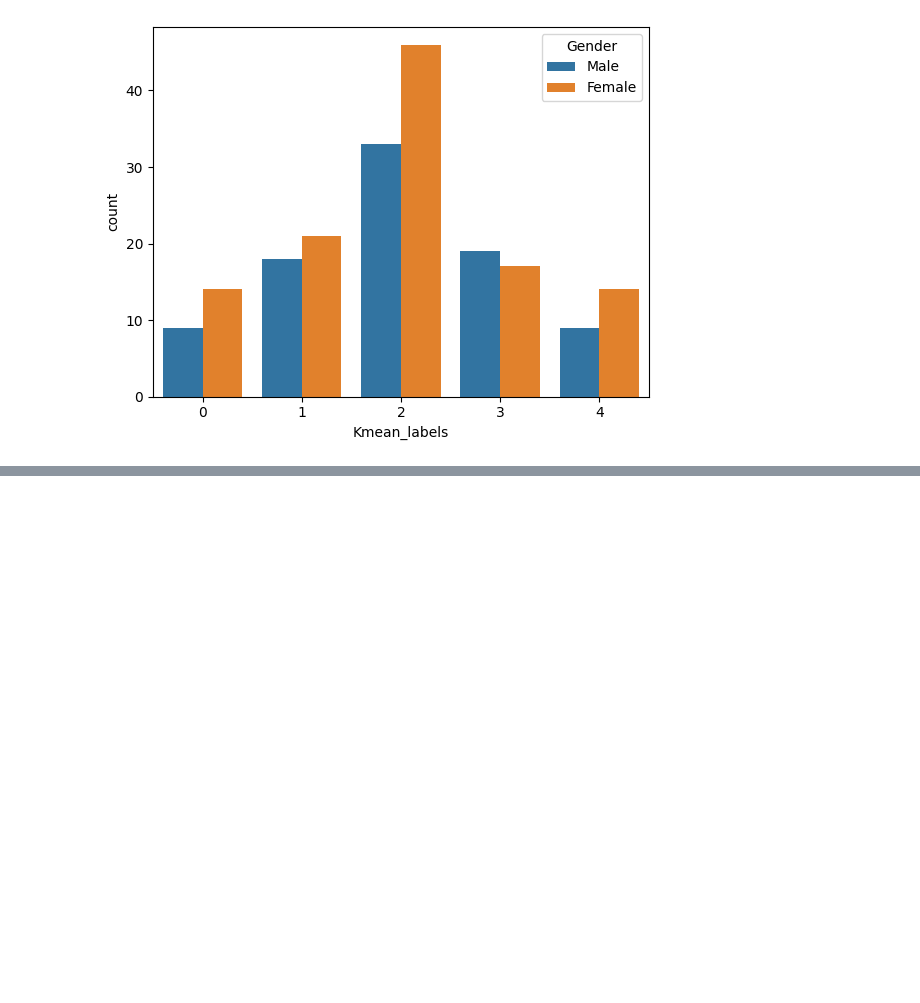
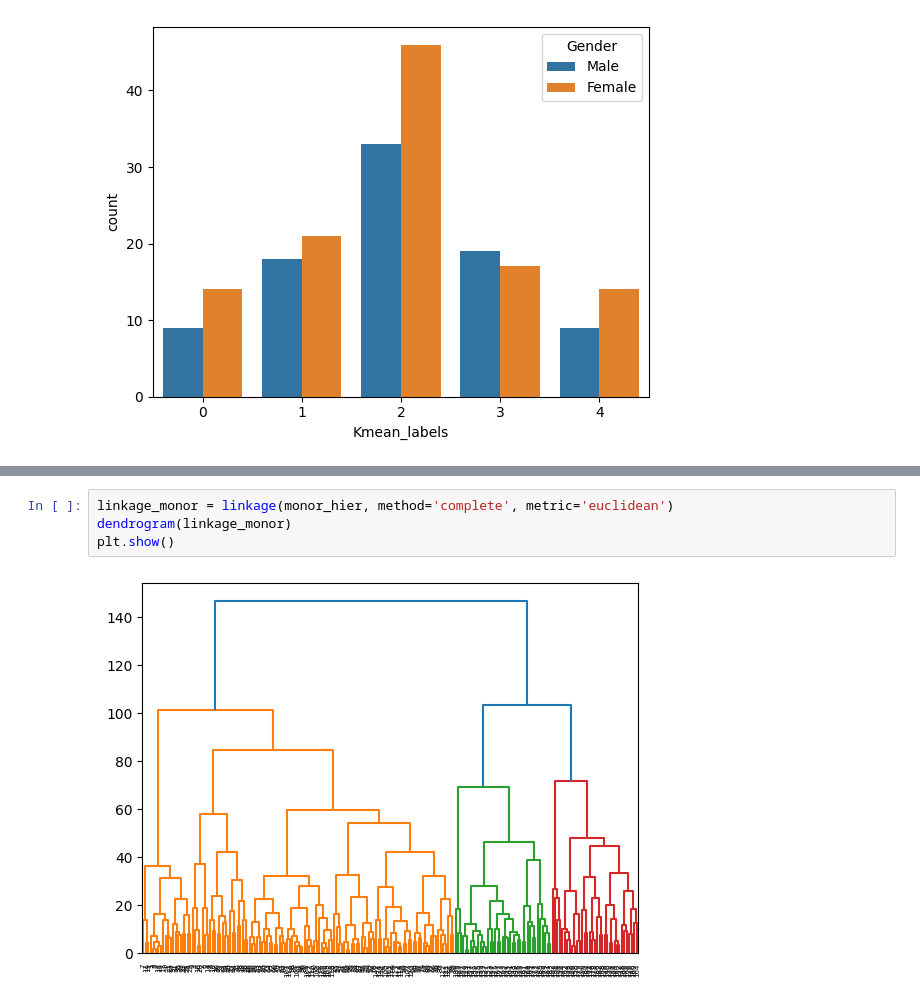
Before and after one commit to Petint/AI-and-DS, a Jupyter notebook: ds4/ds-4.ipynb, the cells around one changed output, grey strips where cells are left out. Saved outputs shown, nothing was run; the diff lists cells and outputs as text; blank space fills up the shorter version.

```diff
--- a/ds4/ds-4.ipynb
+++ b/ds4/ds-4.ipynb
@@ -73,0 +82,6 @@ ValueError: Mime type rendering requires nbformat>=4.2.0 but it is not installed
+# %%
+linkage_monor = linkage(monor_hier, method='complete', metric='euclidean')
+dendrogram(linkage_monor)
+plt.show()
+# %% [output]
+[figure, added]
```
Also changed, not shown: parts of 4 cells of this notebook.
